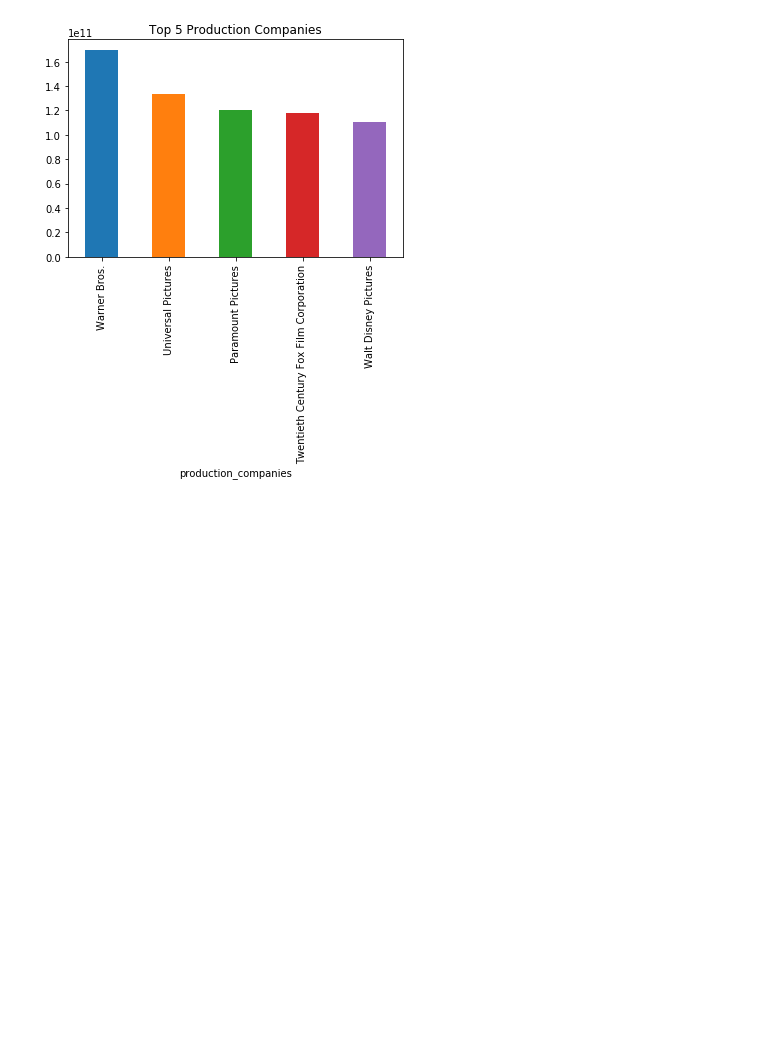
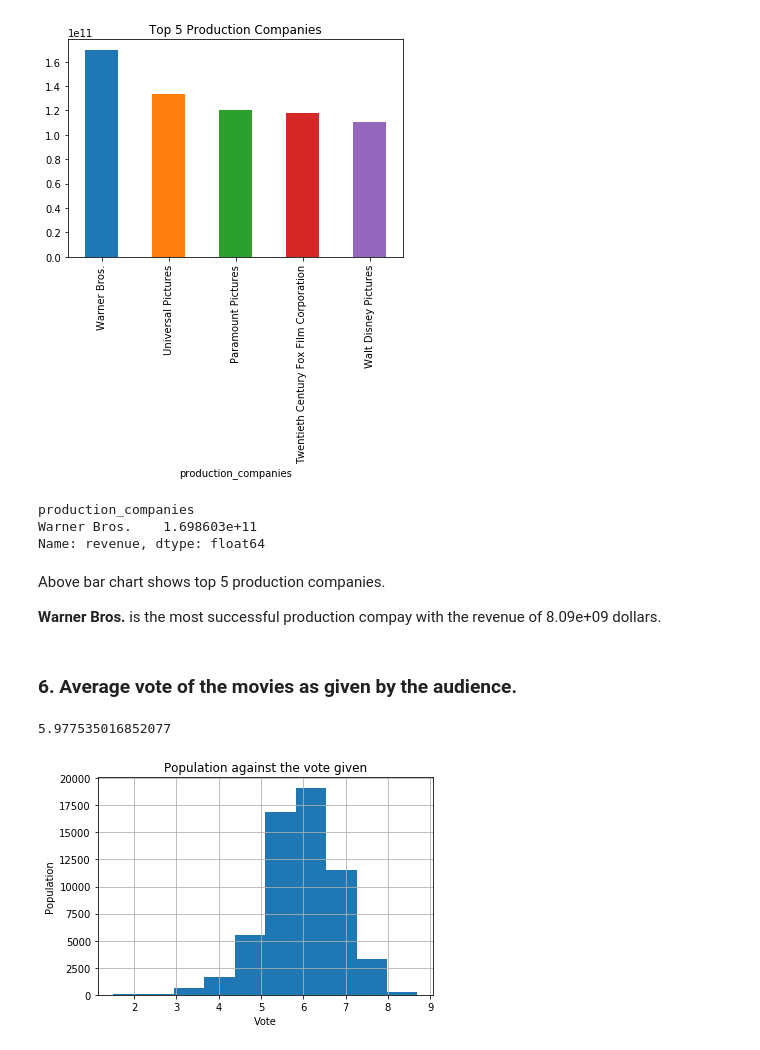
Before and after one commit to akshaybogar/TMDBMovies, a Jupyter notebook: TMDB_analysis.ipynb, the cells around one changed output. Cells and saved outputs as stored; diff of their text form; code cells hidden in the pictures; blank space fills up the shorter version.

Commit message:
Average rating by the audience

```diff
--- a/TMDB_analysis.ipynb
+++ b/TMDB_analysis.ipynb
@@ -278,3 +278,27 @@ ax.set_xlabel=('Production Companies');
 ax.set_ylabel=('Revenue in Billion Dollars');
 # %% [output]
 [figure]
+# %%
+prod_rev.nlargest(1)
+# %% [output]
+production_companies
+Warner Bros.    1.698603e+11
+Name: revenue, dtype: float64
+# %% [markdown]
+Above bar chart shows top 5 production companies.
+
+**Warner Bros.** is the most successful production compay with the revenue of 8.09e+09 dollars.
+# %% [markdown]
+### 6. Average vote of the movies as given by the audience.
+# %%
+df['vote_average'].mean()
+# %% [output]
+5.977535016852077
+# %%
+#Plotting histogram to find average vote as given by the audience.
+ax=df['vote_average'].hist();
+ax.set_title('Population against the vote given')
+ax.set_xlabel('Vote');
+ax.set_ylabel('Population');
+# %% [output]
+[figure, added]
```
